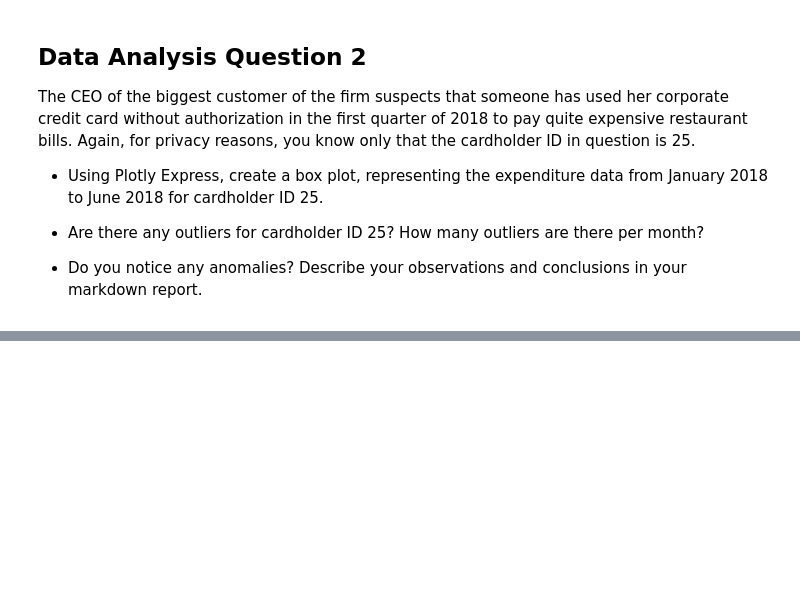
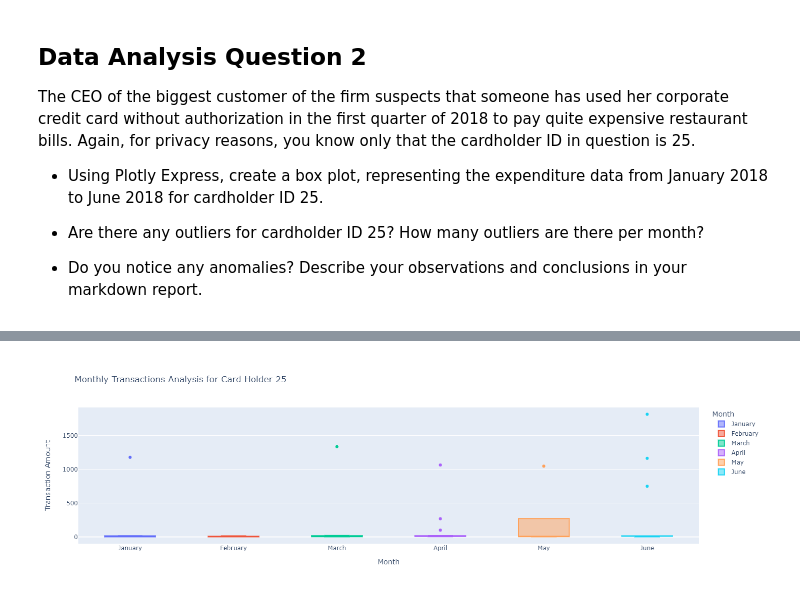
Before and after one commit to Nithy29/SQL, a Jupyter notebook: Starter_Files/visual_data_analysis.ipynb, the cells around one changed output, grey strips where cells are left out. Saved outputs shown, nothing was run; the diff lists cells and outputs as text; code cells hidden in the pictures; blank space fills up the shorter version.

```diff
--- a/Starter_Files/visual_data_analysis.ipynb
+++ b/Starter_Files/visual_data_analysis.ipynb
@@ -103,0 +124,5 @@ query = """
+# %%
+# loop to change the numeric month to month names
+customers_25['Month'] = customers_25['Month'].astype(int)                                #Change column[Month] to intiger type
+customers_25['Month'] = customers_25['Month'].apply(lambda i: calendar.month_name[i])    #Loop through to change the month
+customers_25.head()
@@ -103,0 +136,13 @@ query = """
+# %%
+# Creating the six box plots using plotly express
+px.box(
+    customers_25,
+    x = 'Month',
+    y = 'Amount',
+    labels={'Amount': 'Transaction Amount' },
+    height=450,
+    title="Monthly Transactions Analysis for Card Holder 25",
+    color="Month"
+)
+# %% [output]
+[figure, added]
```
Also changed, not shown: parts of 11 cells of this notebook.
